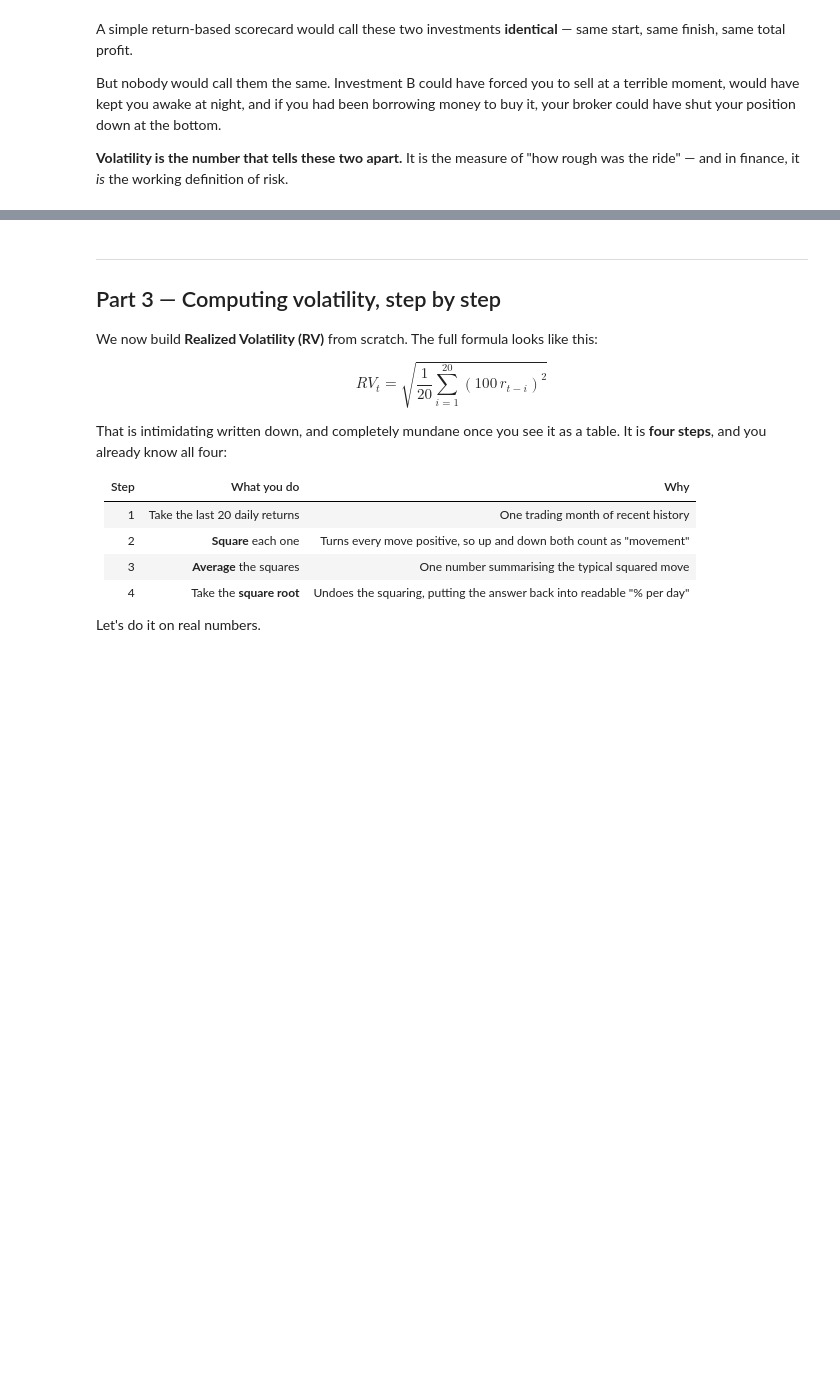
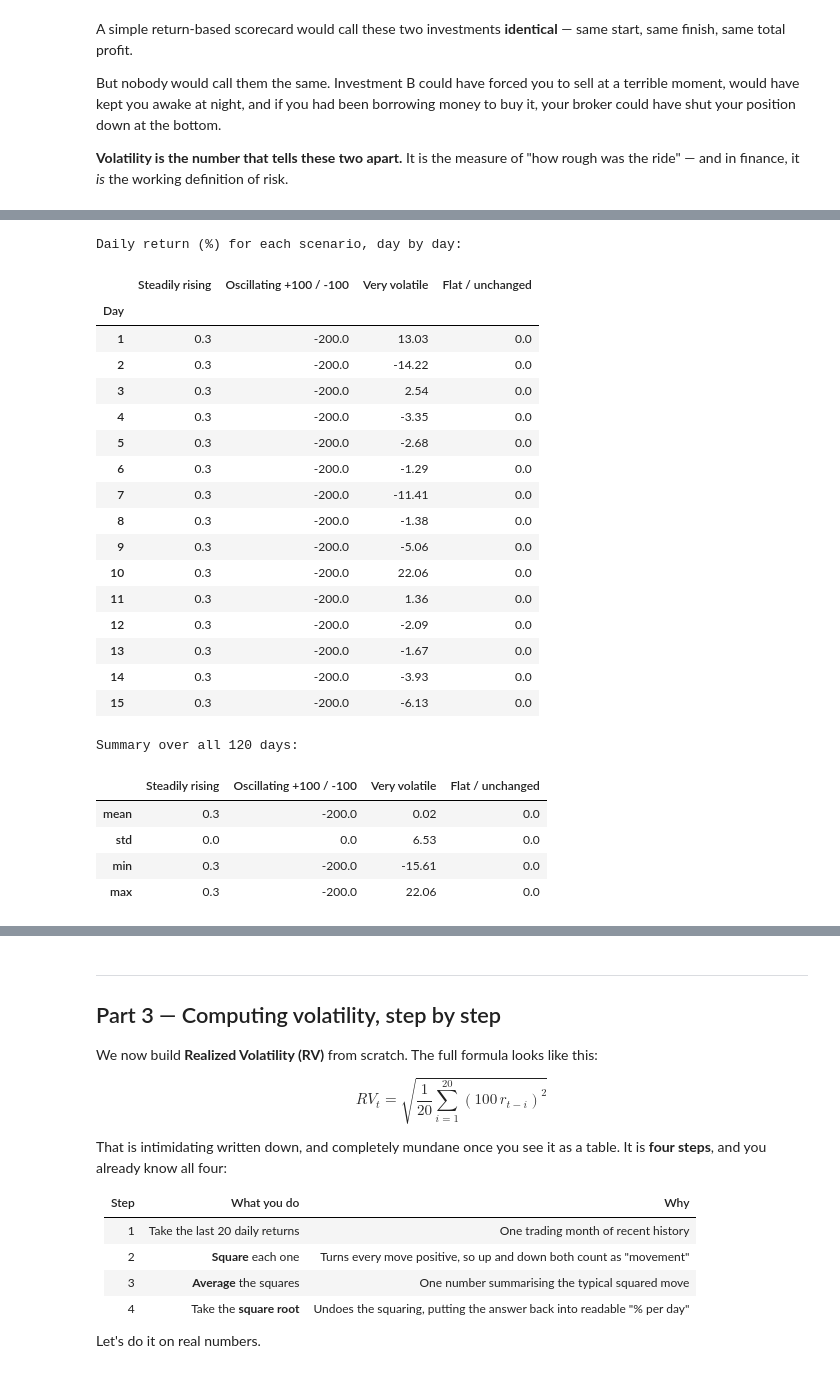
Before and after one commit to Eurie-R/HR-ETE-GNN-Thesis, a Jupyter notebook: explanation.ipynb, the cells around one changed output, grey strips where cells are left out. Drawn from its saved outputs; the diff is of its cells as text; code cells hidden in the pictures; blank space fills up the shorter version.

```diff
--- a/explanation.ipynb
+++ b/explanation.ipynb
@@ -241,0 +296,40 @@ But nobody would call them the same. Investment B could have forced you to sell
+# %%
+returns_table = pd.DataFrame({
+    name: 100 * (np.asarray(path, float)[1:] - np.asarray(path, float)[:-1])
+          / np.asarray(path, float)[:-1]
+    for name, path in toy_scenarios.items()
+})
+returns_table.index.name = 'Day'
+returns_table.index = returns_table.index + 1   # day 1 = first return, after the day-0 starting price
+
+print("Daily return (%) for each scenario, day by day:")
+display(returns_table.head(15).round(2))
+
+print()
+print("Summary over all 120 days:")
+display(returns_table.agg(['mean', 'std', 'min', 'max']).round(2))
+# %% [output]
+Daily return (%) for each scenario, day by day:
+|  | Steadily rising | Oscillating +100 / -100 | Very volatile | Flat / unchanged |
+| Day |  |  |  |  |
+| 1 | 0.3 | -200.0 | 13.03 | 0.0 |
+| 2 | 0.3 | -200.0 | -14.22 | 0.0 |
+| 3 | 0.3 | -200.0 | 2.54 | 0.0 |
+| 4 | 0.3 | -200.0 | -3.35 | 0.0 |
+| 5 | 0.3 | -200.0 | -2.68 | 0.0 |
+| 6 | 0.3 | -200.0 | -1.29 | 0.0 |
+| 7 | 0.3 | -200.0 | -11.41 | 0.0 |
+| 8 | 0.3 | -200.0 | -1.38 | 0.0 |
+| 9 | 0.3 | -200.0 | -5.06 | 0.0 |
+| 10 | 0.3 | -200.0 | 22.06 | 0.0 |
+| 11 | 0.3 | -200.0 | 1.36 | 0.0 |
+| 12 | 0.3 | -200.0 | -2.09 | 0.0 |
+| 13 | 0.3 | -200.0 | -1.67 | 0.0 |
+| 14 | 0.3 | -200.0 | -3.93 | 0.0 |
+| 15 | 0.3 | -200.0 | -6.13 | 0.0 |
+Summary over all 120 days:
+|  | Steadily rising | Oscillating +100 / -100 | Very volatile | Flat / unchanged |
+| mean | 0.3 | -200.0 | 0.02 | 0.0 |
+| std | 0.0 | 0.0 | 6.53 | 0.0 |
+| min | 0.3 | -200.0 | -15.61 | 0.0 |
+| max | 0.3 | -200.0 | 22.06 | 0.0 |
```
Also changed, not shown: parts of 16 cells of this notebook, 46 other files.
